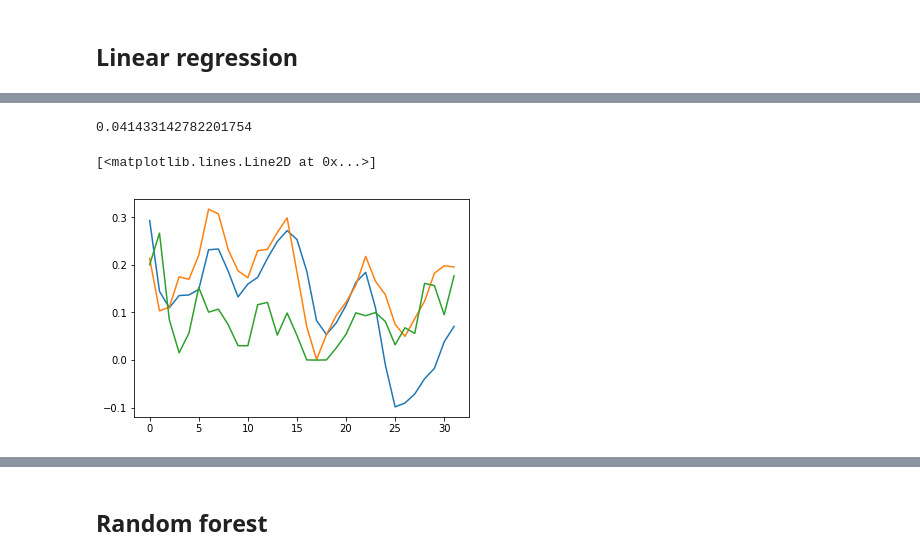
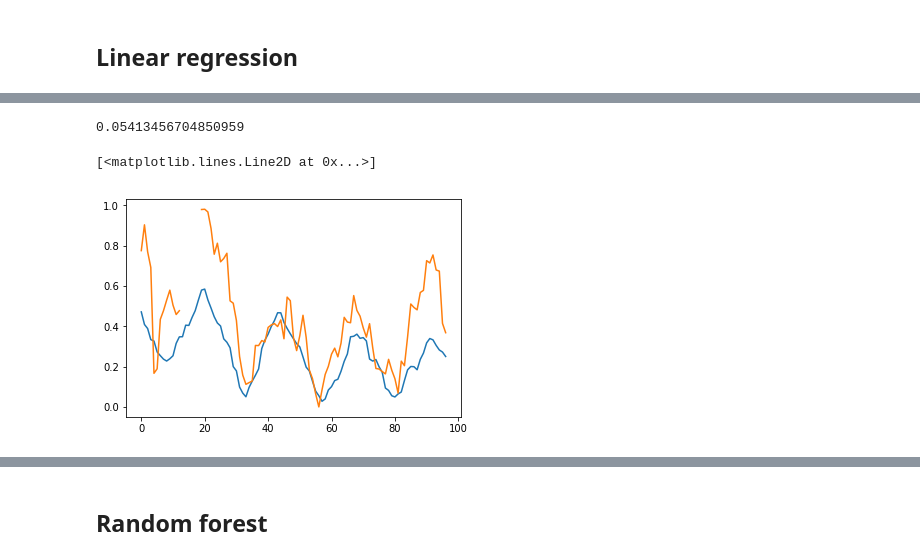
Before and after one commit to waves2weather/W2W-ML-Workshop, a Jupyter notebook: dataset2.ipynb, the cells around one changed output, grey strips where cells are left out. Drawn from its saved outputs; the diff is of its cells as text; code cells hidden in the pictures.

```diff
--- a/dataset2.ipynb
+++ b/dataset2.ipynb
@@ -346,8 +373,7 @@ array(['2015-01-01T12:00:00.000000000', '2015-01-01T15:00:00.000000000',
 # %%
-X_train = []
-y_train = []
-every_3_hours_train = every_3_hours[(every_3_hours >= np.datetime64(train_range.start)) &
-                                    (every_3_hours <= np.datetime64(train_range.stop))]
-for t in tqdm(every_3_hours_train):
-    X_train.append(get_latest_fc(t, nwps))
-    y_train.append(get_y(t, da_resampled, dt=np.timedelta64(3, 'h')))
+def generate_patterns_nwp_only(timestamps):
+    X_train, y_train = [], []
+    for t in tqdm(timestamps):
+        X_train.append(get_latest_fc(t, nwps))
+        y_train.append(get_y(t, pwr.power, dt=np.timedelta64(1, 'h')))
+    return np.array(X_train), np.array(y_train)
@@ -366,5 +380,6 @@ for t in tqdm(every_3_hours_valid):
 # %%
-X_train, y_train = np.array(X_train), np.array(y_train)
-X_valid, y_valid = np.array(X_valid), np.array(y_valid)
+X_train, y_train = generate_patterns_nwp_only(training_range)
+X_valid, y_valid = generate_patterns_nwp_only(validation_range)
+X_test, y_test = generate_patterns_nwp_only(test_range)
 X_train.shape, y_train.shape, X_valid.shape, y_valid.shape
 # %% [output]
@@ -398,6 +425,10 @@ plt.plot(np.isnan(X_train).sum(1))
 # %%
 X_train[np.isnan(X_train)] = np.nanmean(X_train)
 X_valid[np.isnan(X_valid)] = np.nanmean(X_valid)
+y_train_fixed = y_train.copy()
+y_train_fixed[np.isnan(y_train_fixed)] = np.nanmean(y_train)
+y_valid_fixed = y_valid.copy()
+y_valid_fixed[np.isnan(y_valid_fixed)] = np.nanmean(y_train)
 # %%
 plt.plot(X_train.mean(0))
 plt.plot(X_valid.mean(0))
@@ -425,5 +470,6 @@ plt.plot(X_valid[0])
 from sklearn.linear_model import LinearRegression
 # %%
 lr = LinearRegression()
-lr.fit(X_train, y_train)
+print(np.isnan(X_train).sum(), np.isnan(y_train).sum())
+lr.fit(X_train, y_train_fixed)
 # %% [output]
@@ -445,14 +493,13 @@ mse(y_valid, lr.predict(X_valid))
 # %%
-mse(y_valid, np.ones(y_valid.shape) * y_train.mean())
+mse(y_valid, np.ones(y_valid.shape) * np.nanmean(y_train))
 # %% [output]
-0.041433142782201754
+0.05413456704850959
 # %%
-plt.plot(lr.predict(X_train[-1][None])[0])
-plt.plot(lr.predict(X_valid[0][None])[0])
-plt.plot(y_valid[0])
+plt.plot(lr.predict(X_valid[180][None])[0])
+plt.plot(y_valid[180])
 # %% [output]
 [<matplotlib.lines.Line2D at 0x...>]
-[figure, old version]
+[figure, new version]
 # %%
 plt.plot(mse(y_valid, lr.predict(X_valid), 0))
 # %% [output]
```
Also changed, not shown: parts of 119 cells of this notebook, 3 other files.
